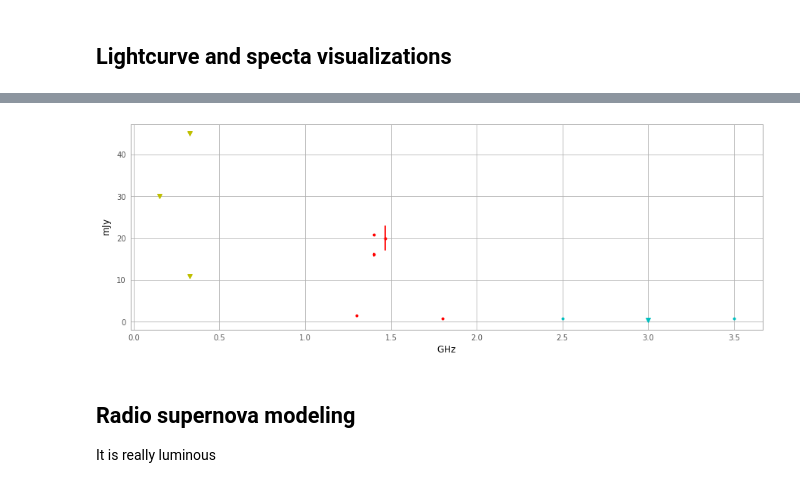
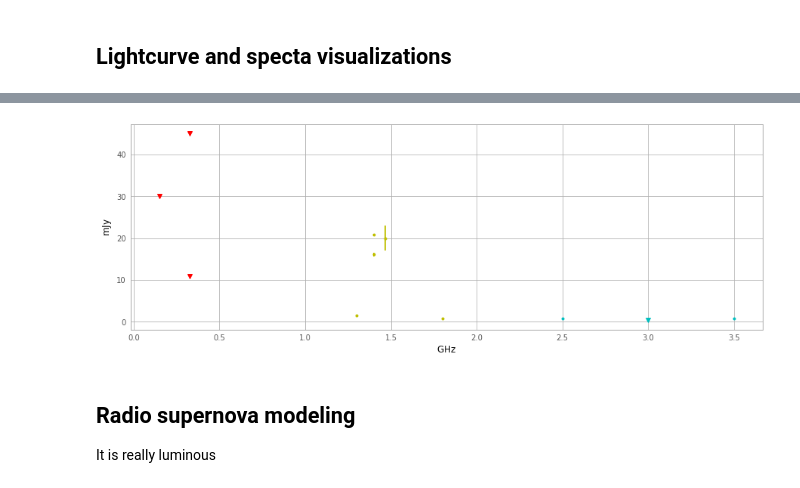
Before and after one commit to caseyjlaw/vlass_query, a Jupyter notebook: J141918.855+394036.03.ipynb, the cells around one changed output, grey strips where cells are left out. Saved outputs shown, nothing was run; the diff lists cells and outputs as text; code cells hidden in the pictures.

```diff
--- a/J141918.855+394036.03.ipynb
+++ b/J141918.855+394036.03.ipynb
@@ -356,16 +391,16 @@ with quantity_support():
 # %%
 with quantity_support():
     plt.figure(figsize=(15,5))
     plt.errorbar([f_ab6860, f_first, f_nvss, f_farnesL_bottom, f_farnesL_top]*u.GHz,
                  [s_ab6860, s_first, s_nvss, s_farnesL_bottom, s_farnesL_top]*u.milliJansky,
-                 yerr=[es_ab6860, es_first, es_nvss, es_farnesL_bottom, es_farnesL_top]*u.milliJansky, fmt='r.')  # 1.4 GHz
+                 yerr=[es_ab6860, es_first, es_nvss, es_farnesL_bottom, es_farnesL_top]*u.milliJansky, fmt='y.')  # 1.4 GHz
     plt.errorbar([f_farnesS_bottom, f_farnesS_top]*u.GHz,
                  [s_farnesS_bottom, s_farnesS_top]*u.milliJansky,
                  yerr=[es_farnesS_bottom, es_farnesS_top]*u.milliJansky, fmt='c.')  # 3 GHz
     plt.plot([f_vlass]*u.GHz, [s_vlass]*u.milliJansky, 'cv')  # 3 GHz
-    plt.plot([f_tgss, f_wenss, f_ab6860P]*u.GHz, [s_tgss, s_wenss, s_ab6860P]*u.milliJansky, 'yv')  # low freqs
+    plt.plot([f_tgss, f_wenss, f_ab6860P]*u.GHz, [s_tgss, s_wenss, s_ab6860P]*u.milliJansky, 'rv')  # low freqs
 # %% [output]
-[figure, old version]
+[figure, new version]
 # %% [markdown]
 ## Radio supernova modeling
 
```
Also changed, not shown: parts of 8 cells of this notebook, 1 other file.
